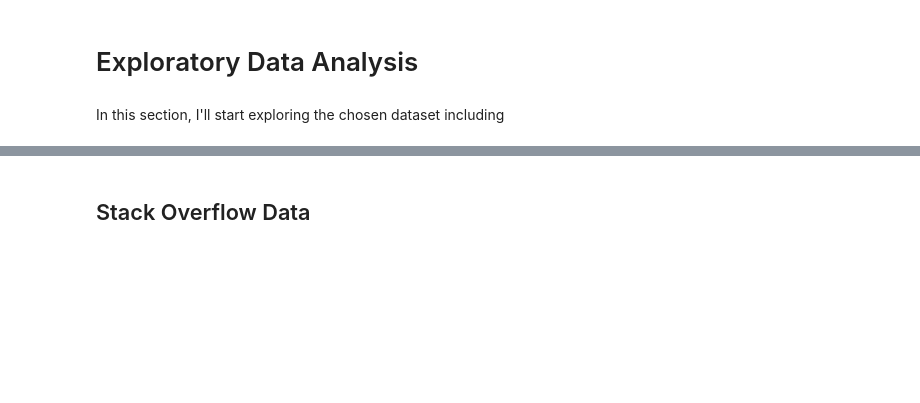
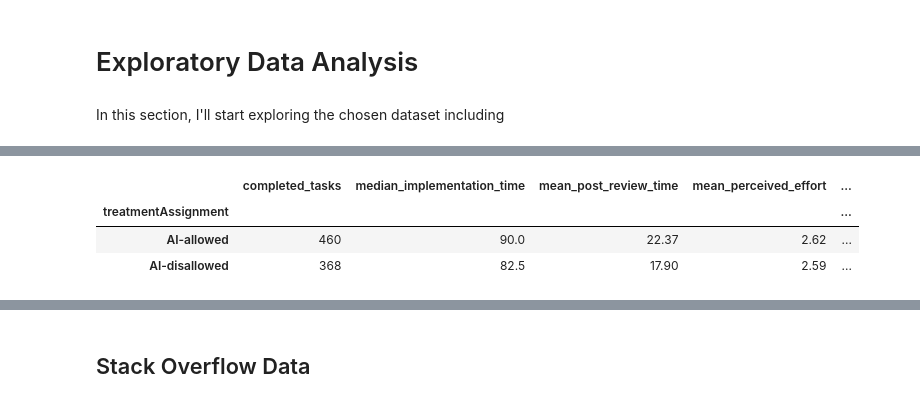
Before and after one commit to IT4063C-Fall2026/data-tech-analytics-final-project-canhkhoqua, a Jupyter notebook: source.ipynb, the cells around one changed output, grey strips where cells are left out. Saved outputs shown, nothing was run; the diff lists cells and outputs as text; code cells hidden in the pictures; blank space fills up the shorter version.

```diff
--- a/source.ipynb
+++ b/source.ipynb
@@ -645,0 +660,21 @@ In this section, I'll start exploring the chosen dataset including
+# %%
+# Compare time and effort on completed tasks
+metr_summary = metr_complete_df.groupby("treatmentAssignment").agg(
+    completed_tasks=("id", "count"),
+    median_implementation_time=("initialImplementationTime", "median"),
+    mean_post_review_time=("postReviewImplementationTime", "mean"),
+    mean_perceived_effort=("perceivedEffort", "mean")
+)
+
+# Completion rate uses complete, incomplete, and ditched tasks
+metr_summary["completion_rate"] = (
+    metr_status_df.groupby("treatmentAssignment")["status"]
+    .apply(lambda x: (x == "complete").mean() * 100)
+)
+
+metr_summary.round(2)
+# %% [output]
+|  | completed_tasks | median_implementation_time | mean_post_review_time | mean_perceived_effort | ... |
+| treatmentAssignment |  |  |  |  | ... |
+| AI-allowed | 460 | 90.0 | 22.37 | 2.62 | ... |
+| AI-disallowed | 368 | 82.5 | 17.90 | 2.59 | ... |
```
Also changed, not shown: parts of 15 cells of this notebook, 2 other files.
